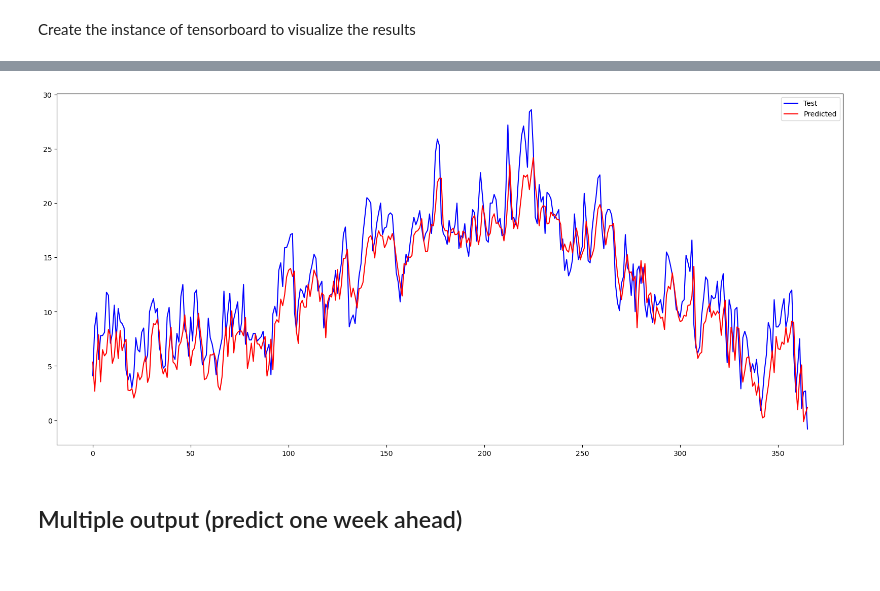
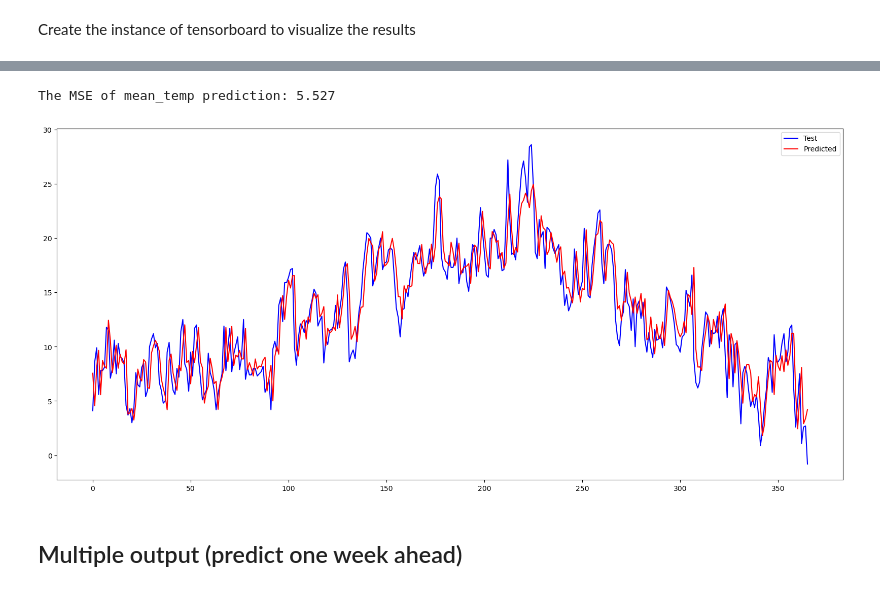
Before and after one commit to xiaoma052023/FinalProject, a Jupyter notebook: Code/LSTM_OneDayAhead.ipynb, the cells around one changed output, grey strips where cells are left out. Cells and saved outputs as stored; diff of their text form; code cells hidden in the pictures.

```diff
--- a/Code/LSTM_OneDayAhead.ipynb
+++ b/Code/LSTM_OneDayAhead.ipynb
@@ -32,7 +31,7 @@ start_date='2000-01-01'
 end_date='2020-12-31'
 training_data=df[start_date:end_date]
 
-X_mean_temp=training_data[['mean_temp','min_temp']]
+X_mean_temp=training_data[['mean_temp']]
 # %%
 X_mean_temp
 # %% [output]
@@ -55,5 +54,5 @@ Scaling the data
 # %%
 from sklearn.preprocessing import MinMaxScaler
 scalar=MinMaxScaler(feature_range=(-1,1))
-scaled_mean_temp=scalar.fit_transform(X_mean_temp)
+scaled_mean_temp=scalar.fit_transform(X_mean_temp[['mean_temp']])
 # %%
@@ -147,6 +161,6 @@ model.save('../lstm_results/lstm_regressor.hdf5')
 # %%
 from tensorflow.keras.models import load_model
-model=load_model('../lstm_results/lstm_regressor.hdf5')
+model=load_model('../lstm_results/lstm_mean_temp.hdf5')
 # %%
 from tensorflow.keras.utils import plot_model
 plot_model(model, to_file='model.png')
@@ -157,6 +169,3 @@ plot_model(model, to_file='model.png')
-# %%
-from tensorflow.keras.models import load_model
-model=load_model('../lstm_results/lstm_regressor.hdf5')
 # %%
 predicted_result=model.predict(X2020)
 # %% [output]
@@ -221,10 +216,15 @@ MSE for precipitation prediction:  7.899143081639173
+# %%
+from sklearn.metrics import mean_squared_error
+print(f'The MSE of mean_temp prediction: {mean_squared_error(predicted_result,actual_ytest):.3f}')
+# %% [output]
+The MSE of mean_temp prediction: 5.527
 # %%
 plt.figure(figsize=(20,9))
-plt.plot(actual_mean_temp , 'blue')
-plt.plot(predicted_mean_temp,'r')
+plt.plot(actual_ytest, 'blue')
+plt.plot(predicted_result,'r')
 plt.legend(('Test','Predicted'))
 plt.show()
 # %% [output]
-[figure, old version]
+[figure, new version]
 # %% [markdown]
 ## Multiple output (predict one week ahead)
```
Also changed, not shown: parts of 23 cells of this notebook, 30 other files.
